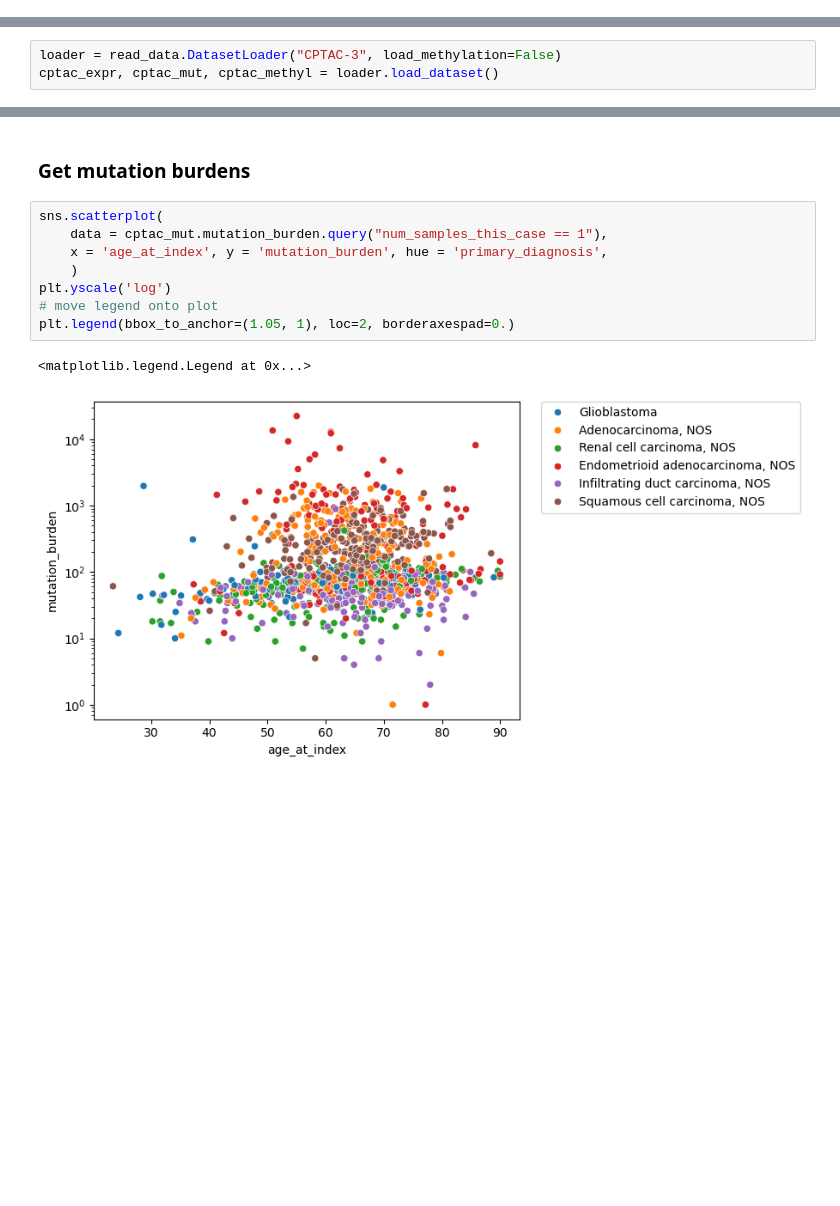
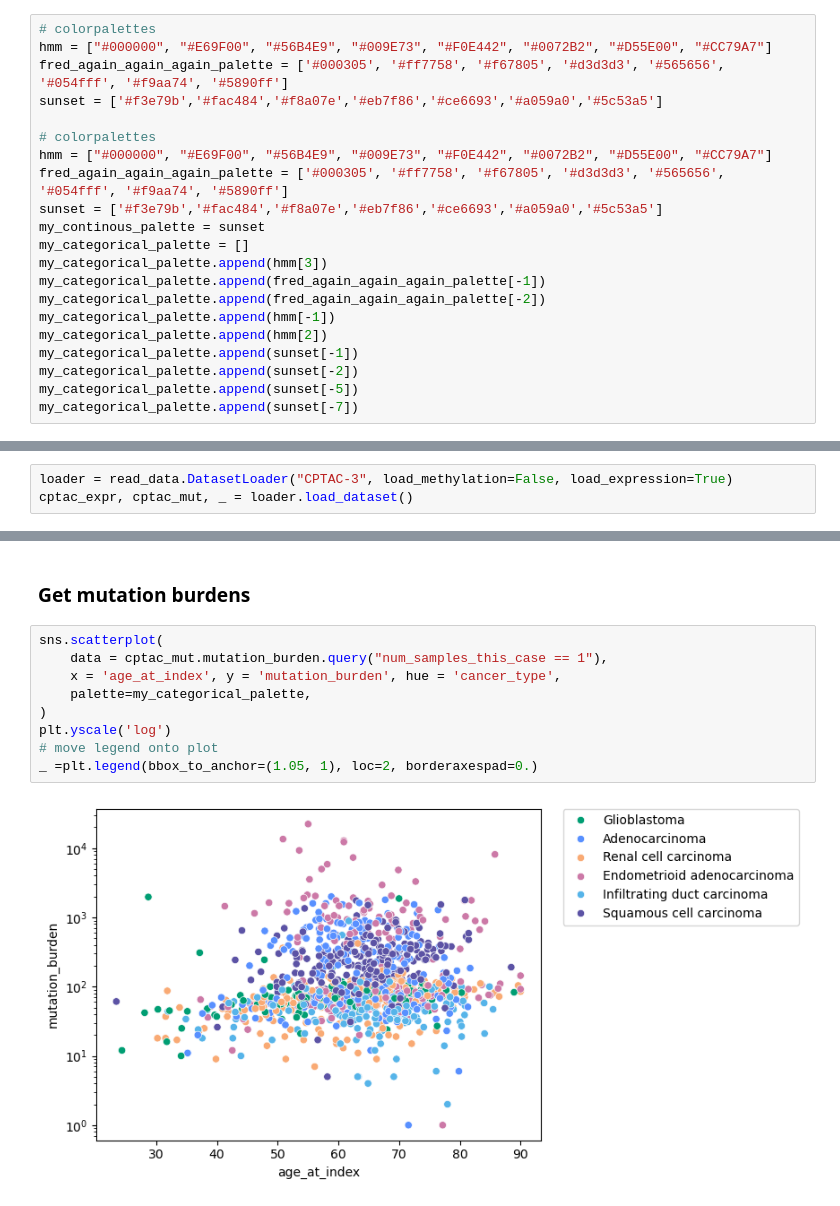
Before and after one commit to zanekoch/dream_proj, a Jupyter notebook: notebooks/010324_cptac3_analysis.ipynb, the cells around one changed output, grey strips where cells are left out. Saved outputs shown, nothing was run; the diff lists cells and outputs as text; blank space fills up the shorter version.

```diff
--- a/notebooks/010324_cptac3_analysis.ipynb
+++ b/notebooks/010324_cptac3_analysis.ipynb
@@ -24,0 +24,21 @@ The autoreload extension is already loaded. To reload it, use:
+# %%
+# colorpalettes
+hmm = ["#000000", "#E69F00", "#56B4E9", "#009E73", "#F0E442", "#0072B2", "#D55E00", "#CC79A7"]
+fred_again_again_again_palette = ['#000305', '#ff7758', '#f67805', '#d3d3d3', '#565656', '#054fff', '#f9aa74', '#5890ff']
+sunset = ['#f3e79b','#fac484','#f8a07e','#eb7f86','#ce6693','#a059a0','#5c53a5']
+
+# colorpalettes
+hmm = ["#000000", "#E69F00", "#56B4E9", "#009E73", "#F0E442", "#0072B2", "#D55E00", "#CC79A7"]
+fred_again_again_again_palette = ['#000305', '#ff7758', '#f67805', '#d3d3d3', '#565656', '#054fff', '#f9aa74', '#5890ff']
+sunset = ['#f3e79b','#fac484','#f8a07e','#eb7f86','#ce6693','#a059a0','#5c53a5']
+my_continous_palette = sunset
+my_categorical_palette = []
+my_categorical_palette.append(hmm[3])
+my_categorical_palette.append(fred_again_again_again_palette[-1])
+my_categorical_palette.append(fred_again_again_again_palette[-2])
+my_categorical_palette.append(hmm[-1])
+my_categorical_palette.append(hmm[2])
+my_categorical_palette.append(sunset[-1])
+my_categorical_palette.append(sunset[-2])
+my_categorical_palette.append(sunset[-5])
+my_categorical_palette.append(sunset[-7])
@@ -25,7 +56,7 @@ The autoreload extension is already loaded. To reload it, use:
 # %% [markdown]
 # Read data
 # %%
-loader = read_data.DatasetLoader("CPTAC-3", load_methylation=False)
-cptac_expr, cptac_mut, cptac_methyl = loader.load_dataset()
+loader = read_data.DatasetLoader("CPTAC-3", load_methylation=False, load_expression=True)
+cptac_expr, cptac_mut, _ = loader.load_dataset()
 # %% [output]
 Loading dataset: CPTAC-3
@@ -100,12 +298,12 @@ import
 # %%
 sns.scatterplot(
     data = cptac_mut.mutation_burden.query("num_samples_this_case == 1"),
-    x = 'age_at_index', y = 'mutation_burden', hue = 'primary_diagnosis',
-    )
+    x = 'age_at_index', y = 'mutation_burden', hue = 'cancer_type',
+    palette=my_categorical_palette,
+)
 plt.yscale('log')
 # move legend onto plot
-plt.legend(bbox_to_anchor=(1.05, 1), loc=2, borderaxespad=0.)
+_ =plt.legend(bbox_to_anchor=(1.05, 1), loc=2, borderaxespad=0.)
 # %% [output]
-<matplotlib.legend.Legend at 0x...>
-[figure, old version]
+[figure, new version]
 # %% [markdown]
```
Also changed, not shown: parts of 45 cells of this notebook, 4 other files.
